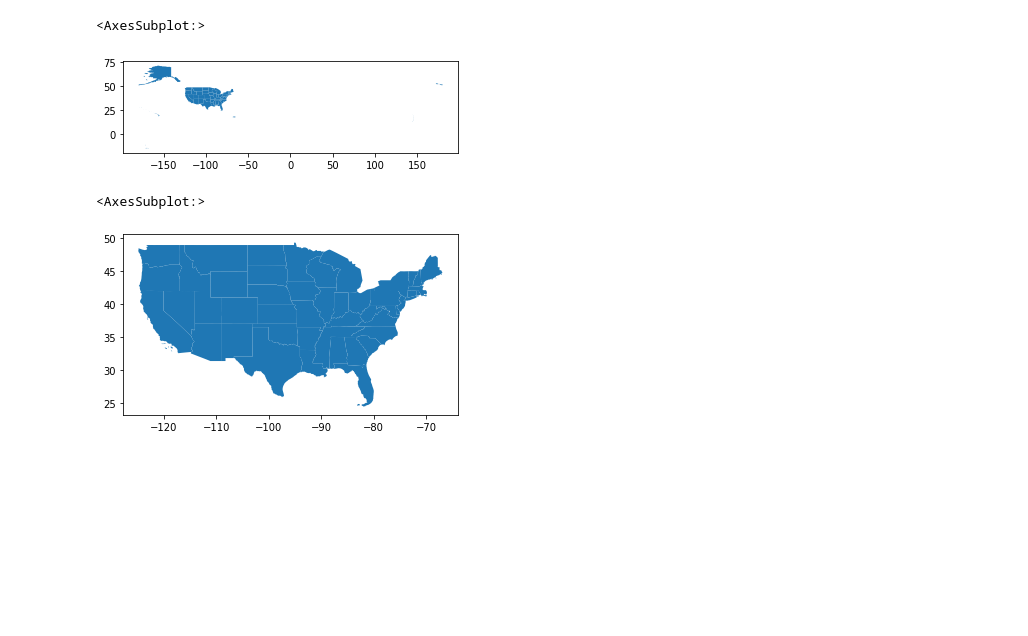
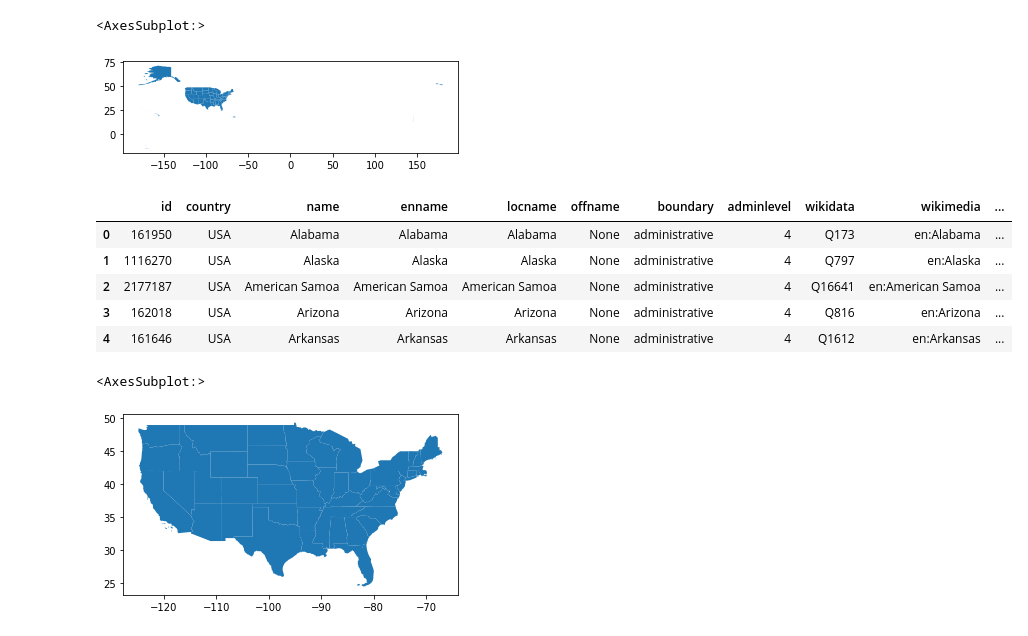
Before and after one commit to Mike-Xie/US_Salaries, a Jupyter notebook: notebook.ipynb, the cells around one changed output. Saved outputs shown, nothing was run; the diff lists cells and outputs as text; code cells hidden in the pictures; blank space fills up the shorter version.

```diff
--- a/notebook.ipynb
+++ b/notebook.ipynb
@@ -98,6 +92,15 @@ boundary_states.plot()
 # %% [output]
 <AxesSubplot:>
 [figure]
+# %%
+boundary_states.head()
+# %% [output]
+|  | id | country | name | enname | locname | offname | boundary | adminlevel | wikidata | wikimedia | ... |
+| 0 | 161950 | USA | Alabama | Alabama | Alabama | None | administrative | 4 | Q173 | en:Alabama | ... |
+| 1 | 1116270 | USA | Alaska | Alaska | Alaska | None | administrative | 4 | Q797 | en:Alaska | ... |
+| 2 | 2177187 | USA | American Samoa | American Samoa | American Samoa | None | administrative | 4 | Q16641 | en:American Samoa | ... |
+| 3 | 162018 | USA | Arizona | Arizona | Arizona | None | administrative | 4 | Q816 | en:Arizona | ... |
+| 4 | 161646 | USA | Arkansas | Arkansas | Arkansas | None | administrative | 4 | Q1612 | en:Arkansas | ... |
 # %%
 # Final join the salary data with the geopandas geometry table
 
```
Also changed, not shown: parts of 1 cell of this notebook, 8 other files.
